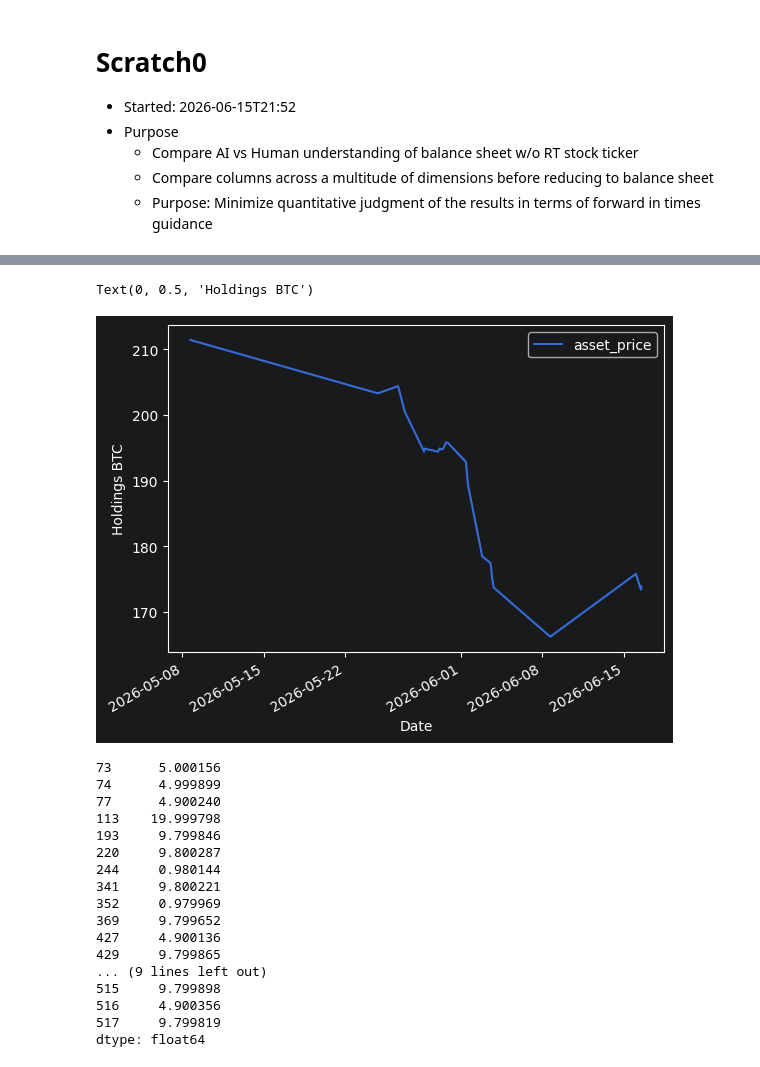
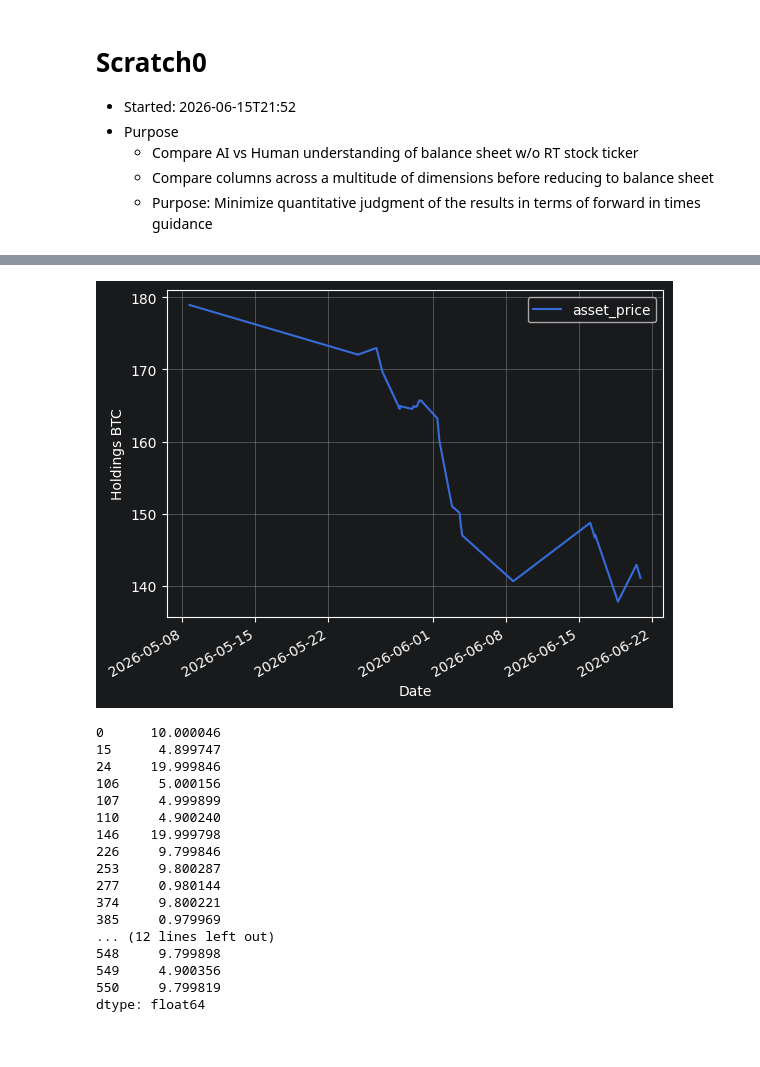
Before and after one commit to matthagy/cashapp_analysis, a Jupyter notebook: scratch0.ipynb, the cells around one changed output, grey strips where cells are left out. Cells and saved outputs as stored; diff of their text form; code cells hidden in the pictures.

```diff
--- a/scratch0.ipynb
+++ b/scratch0.ipynb
@@ -10,7 +10,7 @@ import matplotlib.pyplot as plt
 import pandas as pd
 import seaborn as sns
 # %%
-data_raw = pd.read_csv('data/cash_app_report_1781793914921.csv')
+data_raw = pd.read_csv('data/cash_app_report_1781988897511.csv')
 data_raw.head(25)
 # %% [output]
 |  | Date | Transaction ID | Transaction Type | Currency | Amount | Fee | Net Amount | Asset Type | ... |
@@ -342,29 +349,29 @@ Text(0, 0.5, 'BTC Price')
 # %%
 data_btc.assign(asset_price=lambda x: btc_amount * x['asset_price']).plot.line(x='date', y='asset_price')
 plt.xlabel('Date')
 plt.ylabel('Holdings BTC')
+plt.grid()
 # %% [output]
-Text(0, 0.5, 'Holdings BTC')
-[figure, old version]
+[figure, new version]
 # %%
 data_btc['asset_price'] * data_btc['asset_amount']
 # %% [output]
-73      5.000156
-74      4.999899
-77      4.900240
-113    19.999798
-193     9.799846
-220     9.800287
-244     0.980144
-341     9.800221
-352     0.979969
-369     9.799652
-427     4.900136
-429     9.799865
-... (9 lines left out)
-515     9.799898
-516     4.900356
-517     9.799819
+0      10.000046
+15      4.899747
+24     19.999846
+106     5.000156
+107     4.999899
+110     4.900240
+146    19.999798
+226     9.799846
+253     9.800287
+277     0.980144
+374     9.800221
+385     0.979969
+... (12 lines left out)
+548     9.799898
+549     4.900356
+550     9.799819
 dtype: float64
 # %%
 data_xyz = data[data['asset_type'] == 'XYZ']
```
Also changed, not shown: parts of 45 cells of this notebook, 1 other file.
